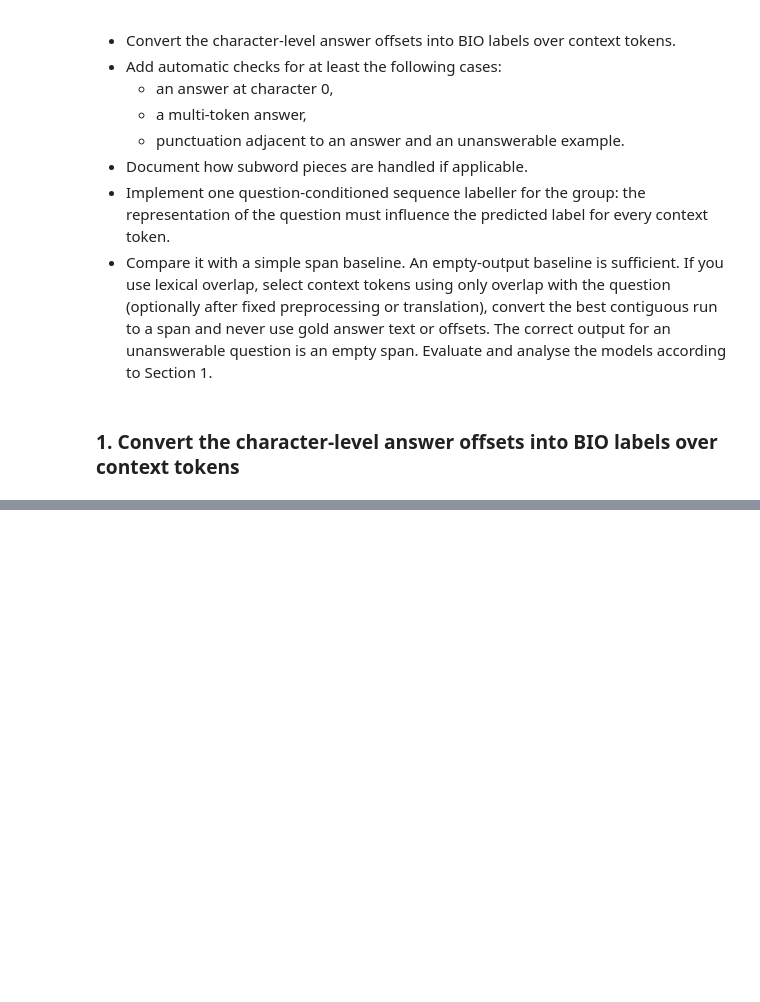
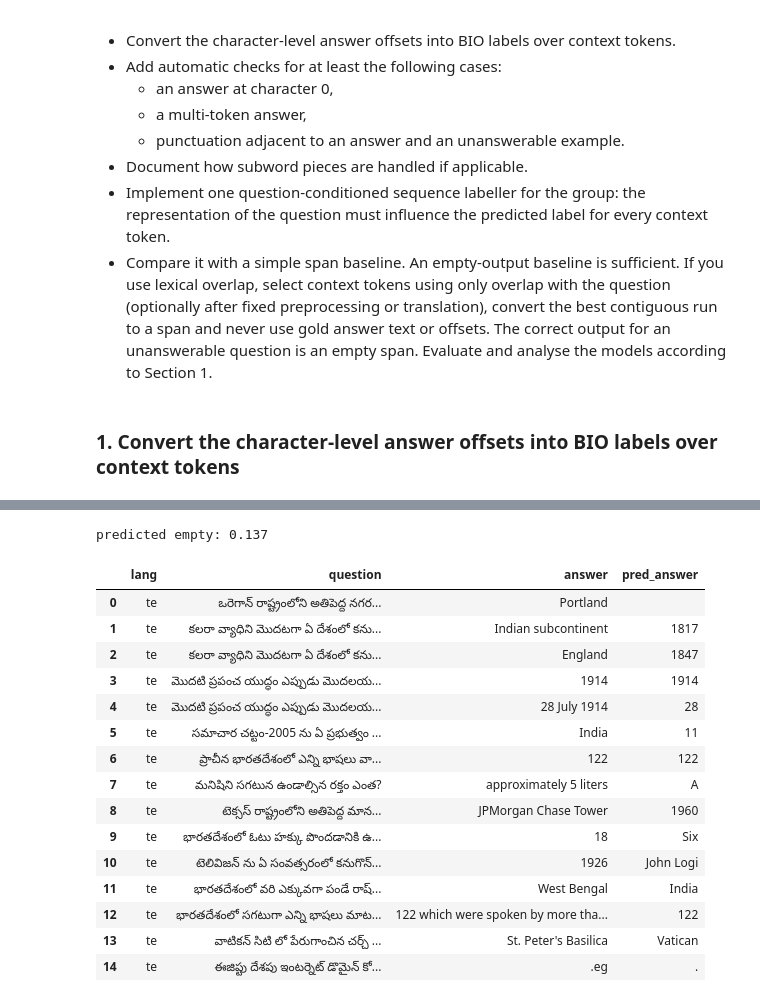
Before and after one commit to Legenden84/msc-nlp-2026, a Jupyter notebook: project_notebooks/nlp_project_w37.ipynb, the cells around one changed output, grey strips where cells are left out. Drawn from its saved outputs; the diff is of its cells as text; code cells hidden in the pictures; blank space fills up the shorter version.

Commit message:
predict

```diff
--- a/project_notebooks/nlp_project_w37.ipynb
+++ b/project_notebooks/nlp_project_w37.ipynb
@@ -74,0 +397,3 @@ def span_interval(df):
+# %%
+# train
+train_features, train_labels, train_lengths = featurize(df_train)
@@ -74,0 +418,3 @@ def span_interval(df):
+# %%
+# val
+validation_features, validation_labels, validation_lengths = featurize(df_val)
@@ -74,0 +460,10 @@ def span_interval(df):
+# %%
+# lab_2.ipynb
+def valid_bio_transition(previous_id, current_id):
+    current = BIO_TAGS[int(current_id)]
+    if not current.startswith("I-"):
+        return True
+    if previous_id is None:
+        return False
+    entity_type = current[2:]
+    return BIO_TAGS[int(previous_id)] in {f"B-{entity_type}", f"I-{entity_type}"}
@@ -74,0 +489,47 @@ def span_interval(df):
+# %%
+# keeps only the first predicted span and sets all other labels to O
+def first_span(labels):
+    kept = ["O"] * len(labels)
+    if "B-ANS" not in labels:
+        return kept
+    index = labels.index("B-ANS")
+    kept[index] = "B-ANS"
+    index += 1
+    while index < len(labels) and labels[index] == "I-ANS":
+        kept[index] = "I-ANS"
+        index += 1
+    return kept
+# %%
+# val
+# predict
+validation_log_probs = token_classifier.predict_log_proba(X_validation)
+log_prob_sequences = split_by_lengths(validation_log_probs, validation_lengths)
+
+beam_predictions = [
+    constrained_beam_decode(scores, token_classifier.classes_, beam_size=4)
+    for scores in log_prob_sequences
+]
+
+df_val["pred_labels"] = [first_span([BIO_TAGS[label] for label in sequence]) for sequence in beam_predictions]
+df_val["pred_answer"] = [bio_to_character_span(context, offsets, labels)[1] for context, offsets, labels in zip(df_val["context"], df_val["offsets"], df_val["pred_labels"])]
+
+print("predicted empty:", round((df_val["pred_answer"] == "").mean(), 3))
+display(df_val[df_val["answerable"]][["lang", "question", "answer", "pred_answer"]].head(15))
+# %% [output]
+predicted empty: 0.137
+|  | lang | question | answer | pred_answer |
+| 0 | te | ఒరెగాన్ రాష్ట్రంలోని అతిపెద్ద నగర... | Portland |  |
+| 1 | te | కలరా వ్యాధిని మొదటగా ఏ దేశంలో కను... | Indian subcontinent | 1817 |
+| 2 | te | కలరా వ్యాధిని మొదటగా ఏ దేశంలో కను... | England | 1847 |
+| 3 | te | మొదటి ప్రపంచ యుద్ధం ఎప్పుడు మొదలయ... | 1914 | 1914 |
+| 4 | te | మొదటి ప్రపంచ యుద్ధం ఎప్పుడు మొదలయ... | 28 July 1914 | 28 |
+| 5 | te | సమాచార చట్టం-2005 ను ఏ ప్రభుత్వం ... | India | 11 |
+| 6 | te | ప్రాచీన భారతదేశంలో ఎన్ని భాషలు వా... | 122 | 122 |
+| 7 | te | మనిషిని సగటున ఉండాల్సిన రక్తం ఎంత? | approximately 5 liters | A |
+| 8 | te | టెక్సస్ రాష్ట్రంలోని అతిపెద్ద మాన... | JPMorgan Chase Tower | 1960 |
+| 9 | te | భారతదేశంలో ఓటు హక్కు పొందడానికి ఉ... | 18 | Six |
+| 10 | te | టెలివిజన్ ను ఏ సంవత్సరంలో కనుగొన్... | 1926 | John Logi |
+| 11 | te | భారతదేశంలో వరి ఎక్కువగా పండే రాష్... | West Bengal | India |
+| 12 | te | భారతదేశంలో సగటుగా ఎన్ని భాషలు మాట... | 122 which were spoken by more tha... | 122 |
+| 13 | te | వాటికన్ సిటి లో పేరుగాంచిన చర్చ్ ... | St. Peter's Basilica | Vatican |
+| 14 | te | ఈజిప్టు దేశపు ఇంటర్నెట్ డొమైన్ కో... | .eg | . |
```
Also changed, not shown: parts of 31 cells of this notebook.
